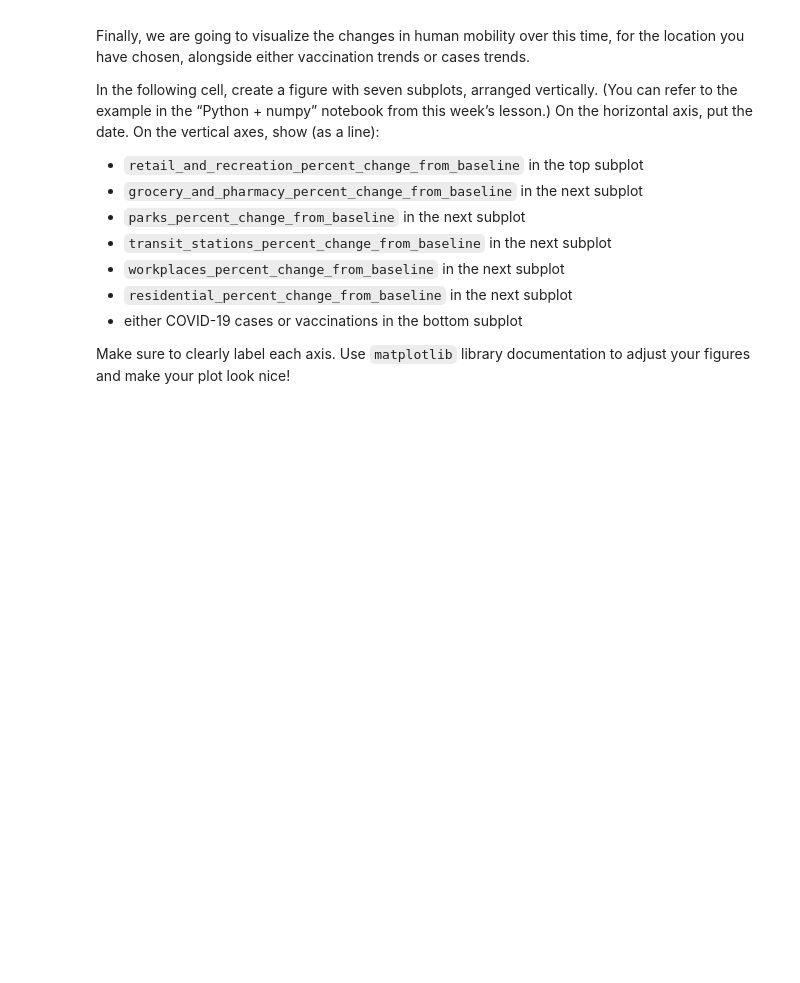
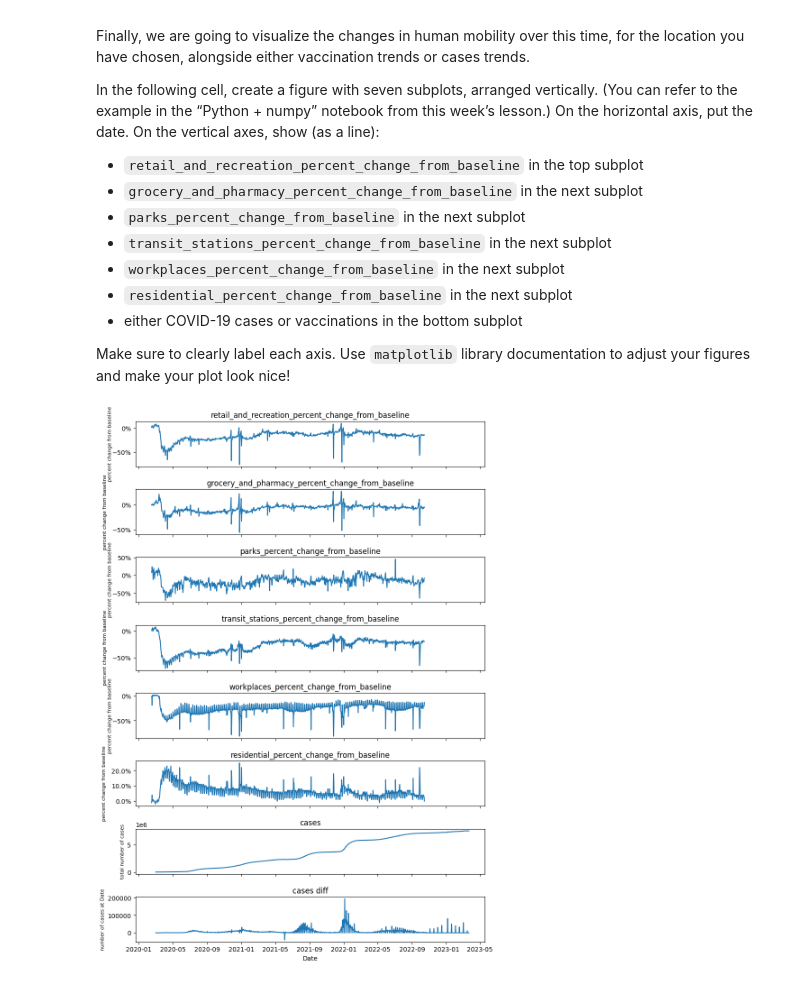
Before and after one commit to Kiju11/coll, a Jupyter notebook: notebooks/1-explore-hw.ipynb, the cells around one changed output. Drawn from its saved outputs; the diff is of its cells as text; code cells hidden in the pictures; blank space fills up the shorter version.

```diff
--- a/notebooks/1-explore-hw.ipynb
+++ b/notebooks/1-explore-hw.ipynb
@@ -76,7 +78,7 @@ import matplotlib.pyplot as plt
 # %%
 # TODO Q1
-# url = ...
-# df = ...
+url = "https://www.gstatic.com/covid19/mobility/Global_Mobility_Report.csv"
+df = pd.read_csv(url)
 # %% [markdown]
 Use the `info()` and `head()` functions to show some basic information
 about the data and to look at the first few samples.
@@ -100,7 +140,7 @@ Then, use `info()` again to make sure your change was applied. Note the
 difference in the output, relative to the cell above.
 # %%
 # TODO Q4
-# df['date'] = ...
+df['date'] = pd.to_datetime(df['date'])
 # %% [markdown]
 Next, you are going to extract the subset of data for the U.S. state of
 your choice. You can choose any location *except* New York.
@@ -132,4 +172,13 @@ In the following cell(s), fill in the code to create a data frame
 `df_subset` with data from a single U.S. state (but *not* New York).
 # %%
 # TODO Q5
-# df_subset =
+df_subset = df[(df['country_region'].eq("United States")) & (df['sub_region_1'].eq("Florida")) & (df['sub_region_2'].isnull())]
+df = None
+print("-------------df_subset.info()-------------")
+df_subset.info()
+print(df_subset.describe())
+print(df_subset['sub_region_1'].unique())
+print(df_subset['sub_region_2'].unique())
+print("-------------df_subset.head()-------------")
+pd.set_option('display.max_columns', None)
+print(df_subset.head())
@@ -223,7 +359,48 @@ Make sure to clearly label each axis. Use `matplotlib` library
 documentation to adjust your figures and make your plot look nice!
 # %%
 # TODO Q9
-# create visualization
+df_cases_subset= df_cases_subset.sort_values(by='date')
+df_subset = df_subset.sort_values(by='date')
+nPerc = 6
+nRow = nPerc+2
+
+fig, axes = plt.subplots(nRow, 1, figsize=(10, 15), sharex=True)
+fig.subplots_adjust(hspace=0.5)
+for i in range(nPerc):
+    axes[i].yaxis.set_major_formatter(PercentFormatter())
+    axes[i].set_ylabel("percent change from baseline", fontsize=8, labelpad=8*(i%2))
+
+axes[0].set_title('retail_and_recreation_percent_change_from_baseline')
+axes[0].plot(df_subset['date'], df_subset['retail_and_recreation_percent_change_from_baseline'])
+
+axes[1].set_title('grocery_and_pharmacy_percent_change_from_baseline')
+axes[1].plot(df_subset['date'], df_subset['grocery_and_pharmacy_percent_change_from_baseline'])
+
+axes[2].set_title('parks_percent_change_from_baseline')
+axes[2].plot(df_subset['date'], df_subset['parks_percent_change_from_baseline'])
+
+axes[3].set_title('transit_stations_percent_change_from_baseline')
+axes[3].plot(df_subset['date'], df_subset['transit_stations_percent_change_from_baseline'])
+
+axes[4].set_title('workplaces_percent_change_from_baseline')
+axes[4].plot(df_subset['date'], df_subset['workplaces_percent_change_from_baseline'])
+
+axes[5].set_title('residential_percent_change_from_baseline')
+axes[5].plot(df_subset['date'], df_subset['residential_percent_change_from_baseline'])
+
+axes[6].set_title('cases')
+axes[6].set_ylabel("total number of cases", fontsize=8)
+axes[6].plot(df_cases_subset['date'], df_cases_subset['cases'])
+
+cases_diff = np.diff(df_cases_subset['cases'], prepend=df_cases_subset.iloc[0]['cases'])
+axes[7].set_title('cases diff')
+axes[7].set_ylabel("number of cases at Date", fontsize=8)
+axes[7].plot(df_cases_subset['date'], cases_diff)
+
+plt.xlabel("Date")
+plt.show()
+# %% [output]
+[figure, added]
 # %% [markdown]
 **TODO** Q10: Answer the following questions:
 
```
Also changed, not shown: parts of 7 cells of this notebook.
